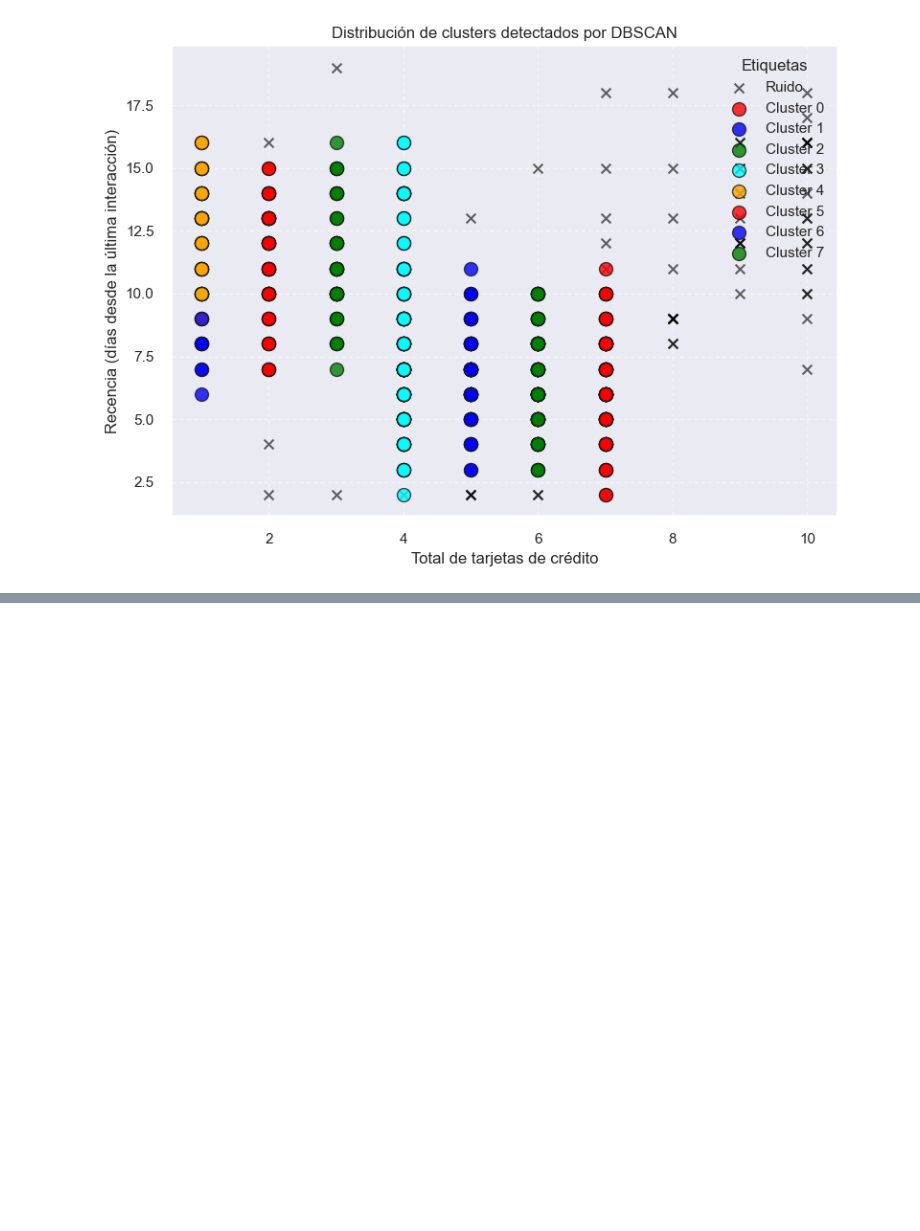
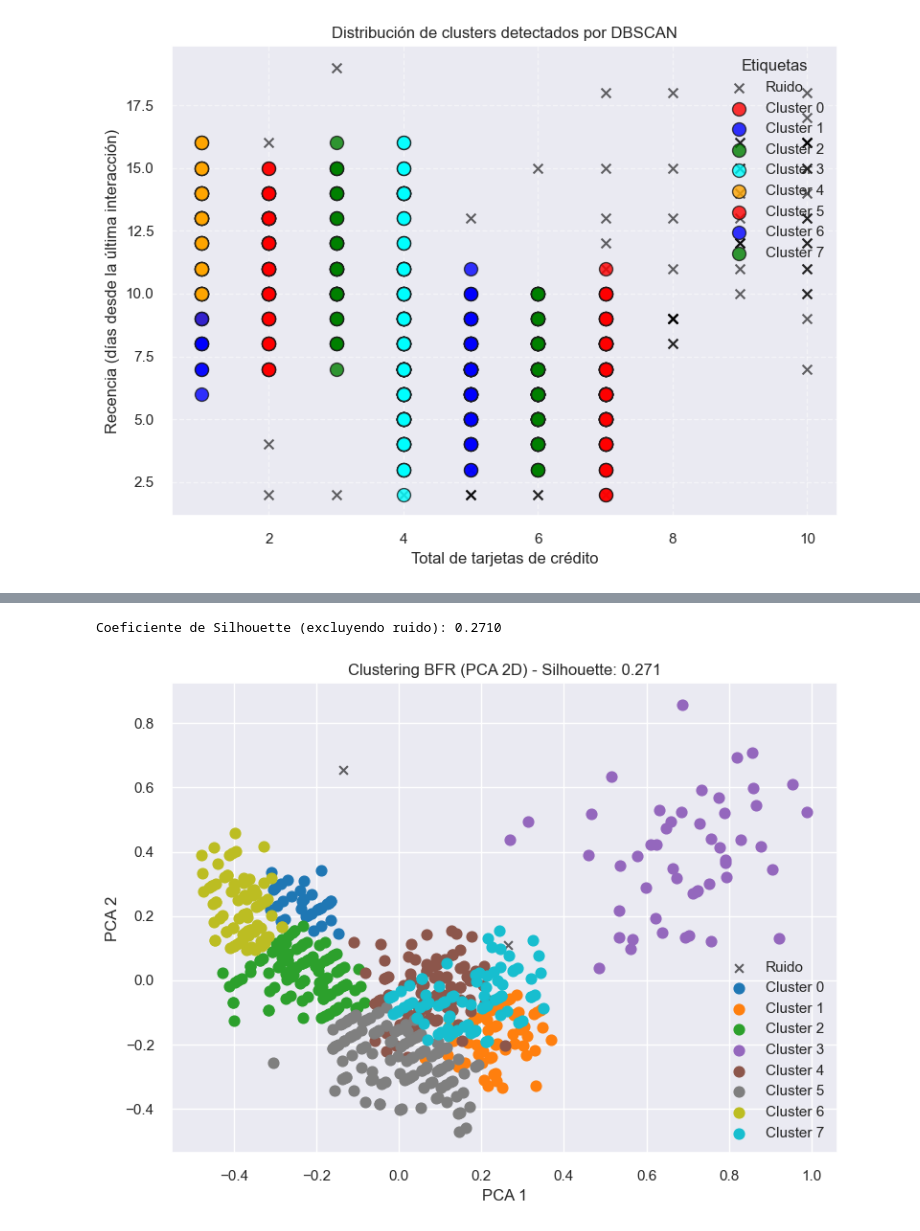
Before and after one commit to RicardoLoperaV/AutoVisionClust, a Jupyter notebook: Credit Card Customer Data/clustering_techniques.ipynb, the cells around one changed output, grey strips where cells are left out. Saved outputs shown, nothing was run; the diff lists cells and outputs as text; code cells hidden in the pictures; blank space fills up the shorter version.

```diff
--- a/Credit Card Customer Data/clustering_techniques.ipynb
+++ b/Credit Card Customer Data/clustering_techniques.ipynb
@@ -511,0 +782,50 @@ plt.show()
+# %%
+data_array = np.asarray(df_scaled)
+
+bfr = BFR(n_clusters=8)
+chunk_size = 660# tamaño de bloque arbitrario
+for start in range(0, data_array.shape[0], chunk_size):
+    bfr.partial_fit(data_array[start:start+chunk_size])
+
+labels = bfr.finalize(data_array)
+# %%
+from sklearn.decomposition import PCA
+unique_clusters = np.unique(labels[labels!=-1])
+if len(unique_clusters) >= 2:
+    sil_score = silhouette_score(data_array[labels!=-1], labels[labels!=-1])
+    SParaBFR = sil_score
+    print(f"Coeficiente de Silhouette (excluyendo ruido): {sil_score:.4f}")
+else:
+    sil_score = None
+    print("No hay suficientes clusters para calcular Silhouette.")
+
+# Plot 2D con PCA
+pca = PCA(n_components=2, random_state=42)
+points_2d = pca.fit_transform(data_array)
+
+plt.figure(figsize=(8,6))
+# ruido
+noise_mask = labels == -1
+plt.scatter(points_2d[noise_mask,0], points_2d[noise_mask,1],
+            c='black', marker='x', s=40, label='Ruido', alpha=0.6)
+
+# clusters
+cluster_ids = np.unique(labels[labels!=-1])
+colors = plt.cm.tab10(np.linspace(0,1,len(cluster_ids)))
+for cid, color in zip(cluster_ids, colors):
+    mask = labels == cid
+    plt.scatter(points_2d[mask,0], points_2d[mask,1],
+                c=[color], s=60, label=f'Cluster {cid}')
+
+title = "Clustering BFR (PCA 2D)"
+if sil_score is not None:
+    title += f" - Silhouette: {sil_score:.3f}"
+plt.title(title)
+plt.xlabel("PCA 1")
+plt.ylabel("PCA 2")
+plt.legend()
+plt.tight_layout()
+plt.show()
+# %% [output]
+Coeficiente de Silhouette (excluyendo ruido): 0.2710
+[figure, added]
```
Also changed, not shown: parts of 7 cells of this notebook.
